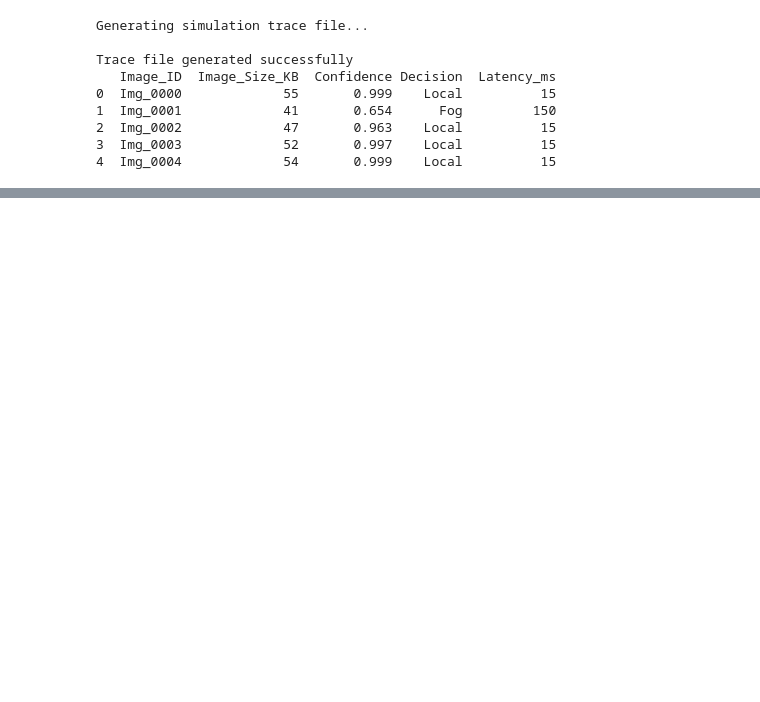
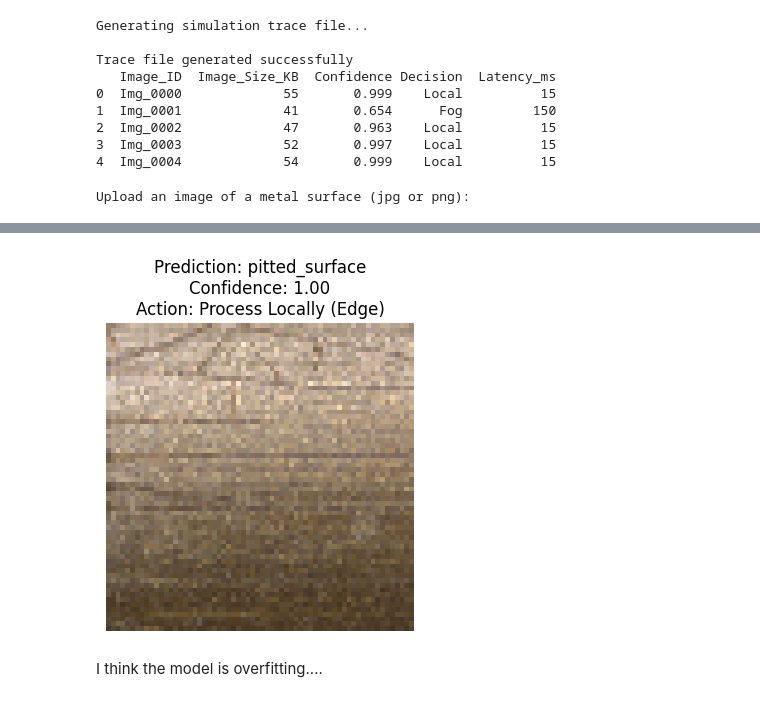
Before and after one commit to scar09-22/Hierarchical-Cognitive-Quality-Assurance, a Jupyter notebook: HCQA_EM.ipynb, the cells around one changed output, grey strips where cells are left out. Saved outputs shown, nothing was run; the diff lists cells and outputs as text; code cells hidden in the pictures; blank space fills up the shorter version.

```diff
--- a/HCQA_EM.ipynb
+++ b/HCQA_EM.ipynb
@@ -246,3 +250,42 @@ Trace file generated successfully
 2  Img_0002             47       0.963    Local          15
 3  Img_0003             52       0.997    Local          15
 4  Img_0004             54       0.999    Local          15
+# %%
+# Test on a Custom External Image
+import numpy as np
+import matplotlib.pyplot as plt
+from google.colab import files
+import tensorflow as tf
+
+print("Upload an image of a metal surface (jpg or png):")
+uploaded = files.upload()
+
+for fn in uploaded.keys():
+    # 1. Load the image exactly as the Edge Device would
+    path = fn
+    img = tf.keras.utils.load_img(path, target_size=(64, 64)) # Resize to TinyML input
+
+    # 2. Convert to array and prepare for the model
+    img_array = tf.keras.utils.img_to_array(img)
+    img_array = tf.expand_dims(img_array, 0) # Create a batch of 1
+
+    # 3. Run Inference
+    predictions = model.predict(img_array)
+    predicted_class_idx = np.argmax(predictions[0])
+    confidence = np.max(predictions[0])
+
+    # Map index back to the class name
+    class_names = train_dataset.class_names
+    predicted_class = class_names[predicted_class_idx]
+
+    # 4. Implement the "Fog Offload" Logic on this custom image
+    decision = "Process Locally (Edge)" if confidence >= 0.85 else "Offload to Fog!"
+
+    # 5. Display the result
+    plt.figure(figsize=(4, 4))
+    plt.imshow(img)
+    plt.axis('off')
+    plt.title(f"Prediction: {predicted_class}\nConfidence: {confidence:.2f}\nAction: {decision}")
+    plt.show()
+# %% [output]
+Upload an image of a metal surface (jpg or png):
@@ -248,0 +295,3 @@ Trace file generated successfully
+[figure, added]
+# %% [markdown]
+I think the model is overfitting....
```
Also changed, not shown: parts of 9 cells of this notebook.
